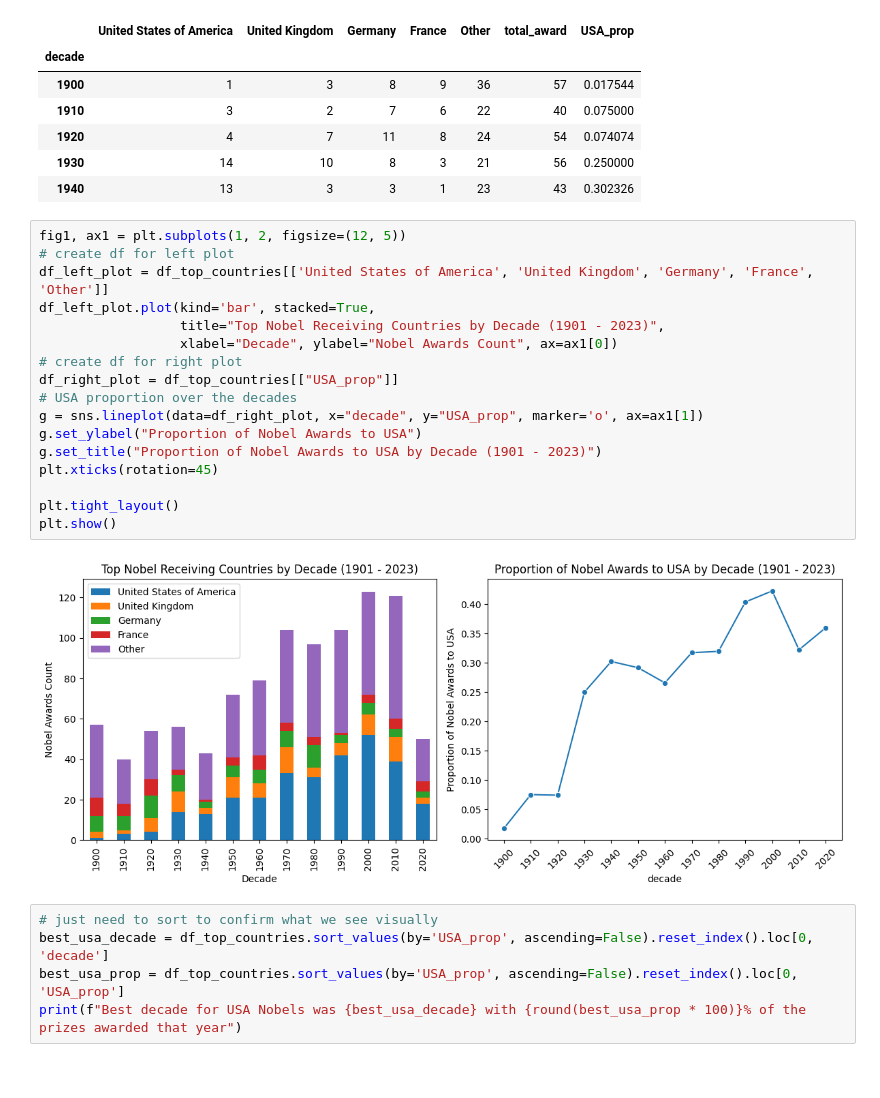
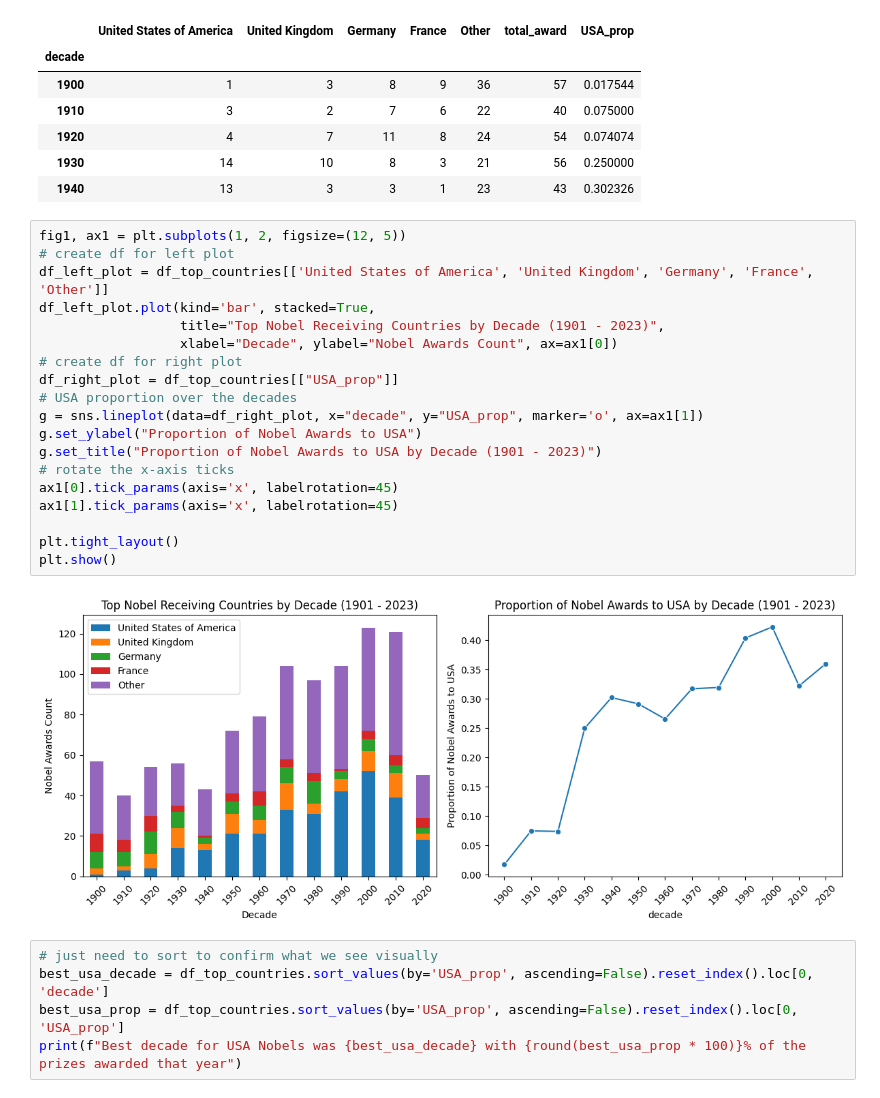
Before and after one commit to MichaelSzczepaniak/DSPortfolio, a Jupyter notebook: Nobel_Winners/NobelWinners.ipynb, the cells around one changed output. Saved outputs shown, nothing was run; the diff lists cells and outputs as text.

```diff
--- a/Nobel_Winners/NobelWinners.ipynb
+++ b/Nobel_Winners/NobelWinners.ipynb
@@ -188,22 +188,24 @@ df_top_countries.head()
 # %%
 fig1, ax1 = plt.subplots(1, 2, figsize=(12, 5))
 # create df for left plot
 df_left_plot = df_top_countries[['United States of America', 'United Kingdom', 'Germany', 'France', 'Other']]
 df_left_plot.plot(kind='bar', stacked=True,
                   title="Top Nobel Receiving Countries by Decade (1901 - 2023)",
                   xlabel="Decade", ylabel="Nobel Awards Count", ax=ax1[0])
 # create df for right plot
 df_right_plot = df_top_countries[["USA_prop"]]
 # USA proportion over the decades
 g = sns.lineplot(data=df_right_plot, x="decade", y="USA_prop", marker='o', ax=ax1[1])
 g.set_ylabel("Proportion of Nobel Awards to USA")
 g.set_title("Proportion of Nobel Awards to USA by Decade (1901 - 2023)")
-plt.xticks(rotation=45)
+# rotate the x-axis ticks
+ax1[0].tick_params(axis='x', labelrotation=45)
+ax1[1].tick_params(axis='x', labelrotation=45)
 
 plt.tight_layout()
 plt.show()
 # %% [output]
-[figure, old version]
+[figure, new version]
 # %%
 # just need to sort to confirm what we see visually
 best_usa_decade = df_top_countries.sort_values(by='USA_prop', ascending=False).reset_index().loc[0, 'decade']
```
Also changed, not shown: parts of 8 cells of this notebook.
